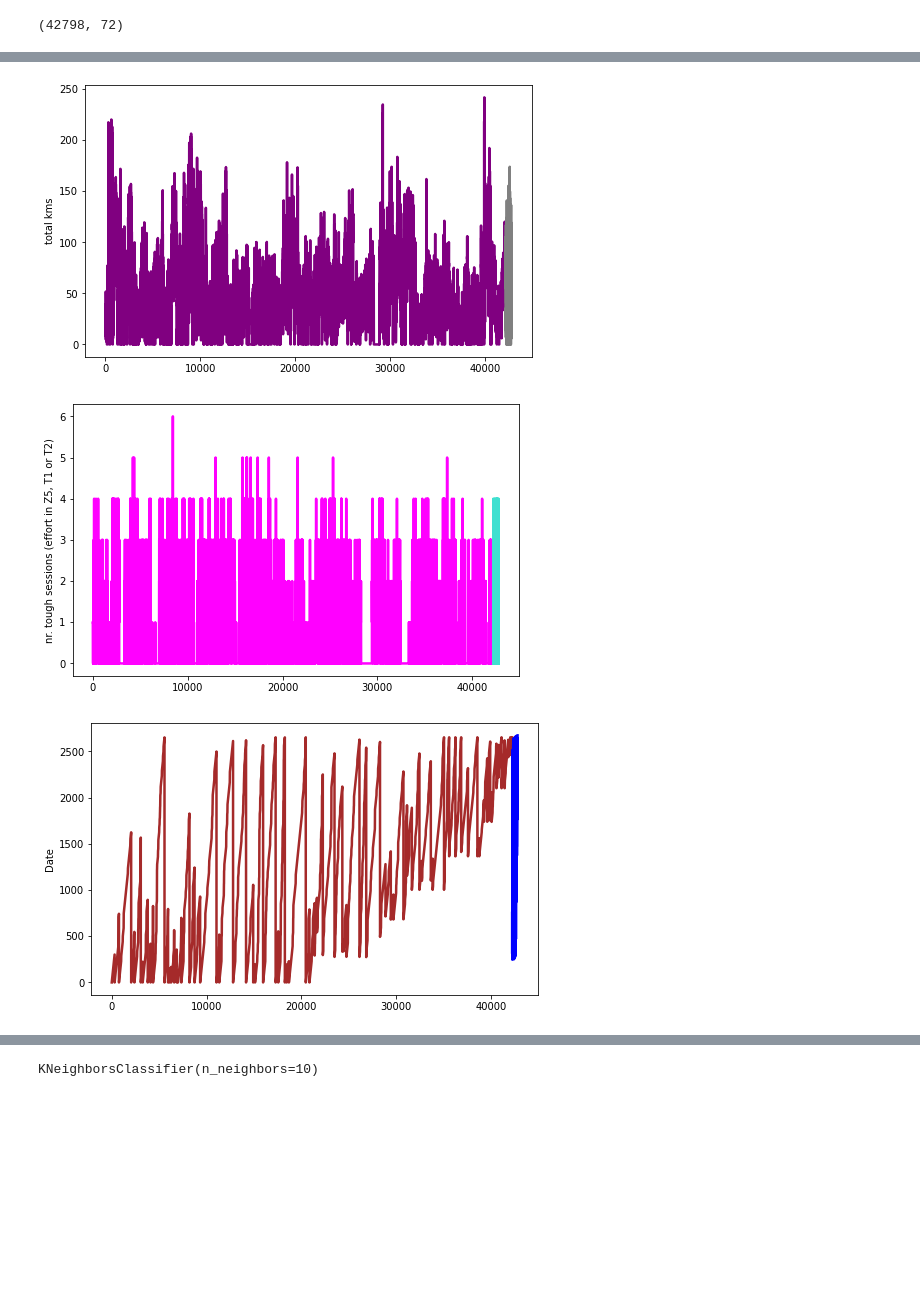
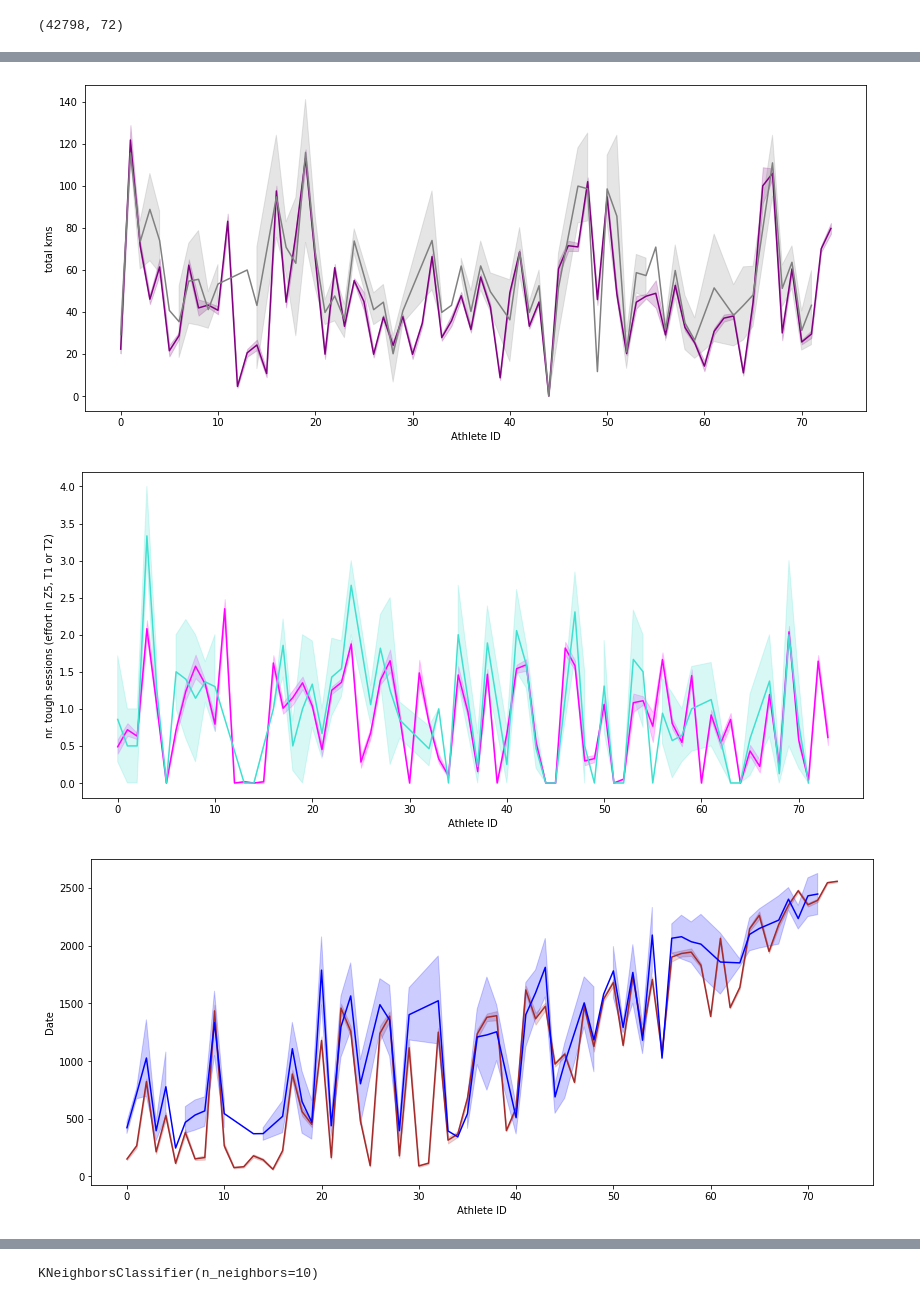
Before and after one commit to YB73/Running-Injury-Prediction, a Jupyter notebook: running-injury-prediction.ipynb, the cells around one changed output, grey strips where cells are left out. Drawn from its saved outputs; the diff is of its cells as text; code cells hidden in the pictures; blank space fills up the shorter version.

```diff
--- a/running-injury-prediction.ipynb
+++ b/running-injury-prediction.ipynb
@@ -214,6 +214,8 @@ df['Athlete ID'].value_counts()
 Name: Athlete ID, Length: 74, dtype: int64
 # %%
 dfc = df.copy()
+# %%
+dfc = dfc.set_index('Athlete ID')
 # %%
 dfc.head()
 # %% [output]
@@ -306,24 +310,24 @@ plt.show()
 # %%
-plt.figure(figsize=(8,5))
-sns.lineplot(data=df1['total kms'], color='purple', linewidth=2.5)
-sns.lineplot(data=df2['total kms'], color='grey', linewidth=2.5)
+plt.figure(figsize=(14,6))
+sns.lineplot(data=df1['total kms'], color='purple')
+sns.lineplot(data=df2['total kms'], color='grey')
 plt.show()
 # %% [output]
-[figure, old version]
+[figure, new version]
 # %%
-plt.figure(figsize=(8,5))
-sns.lineplot(data=df1['nr. tough sessions (effort in Z5, T1 or T2)'], color='magenta', linewidth=2.5)
-sns.lineplot(data=df2['nr. tough sessions (effort in Z5, T1 or T2)'], color='turquoise', linewidth=2.5)
+plt.figure(figsize=(14,6))
+sns.lineplot(data=df1['nr. tough sessions (effort in Z5, T1 or T2)'], color='magenta')
+sns.lineplot(data=df2['nr. tough sessions (effort in Z5, T1 or T2)'], color='turquoise')
 plt.show()
 # %% [output]
-[figure, old version]
+[figure, new version]
 # %%
-plt.figure(figsize=(8,5))
-sns.lineplot(data=df1['Date'], color='brown', linewidth=2.5)
-sns.lineplot(data=df2['Date'], color='blue', linewidth=2.5)
+plt.figure(figsize=(14,6))
+sns.lineplot(data=df1['Date'], color='brown')
+sns.lineplot(data=df2['Date'], color='blue')
 plt.show()
 # %% [output]
-[figure, old version]
+[figure, new version]
 # %%
 y = dfc['injury']
 x = dfc.drop('injury', axis=1)
```
Also changed, not shown: parts of 23 cells of this notebook.
